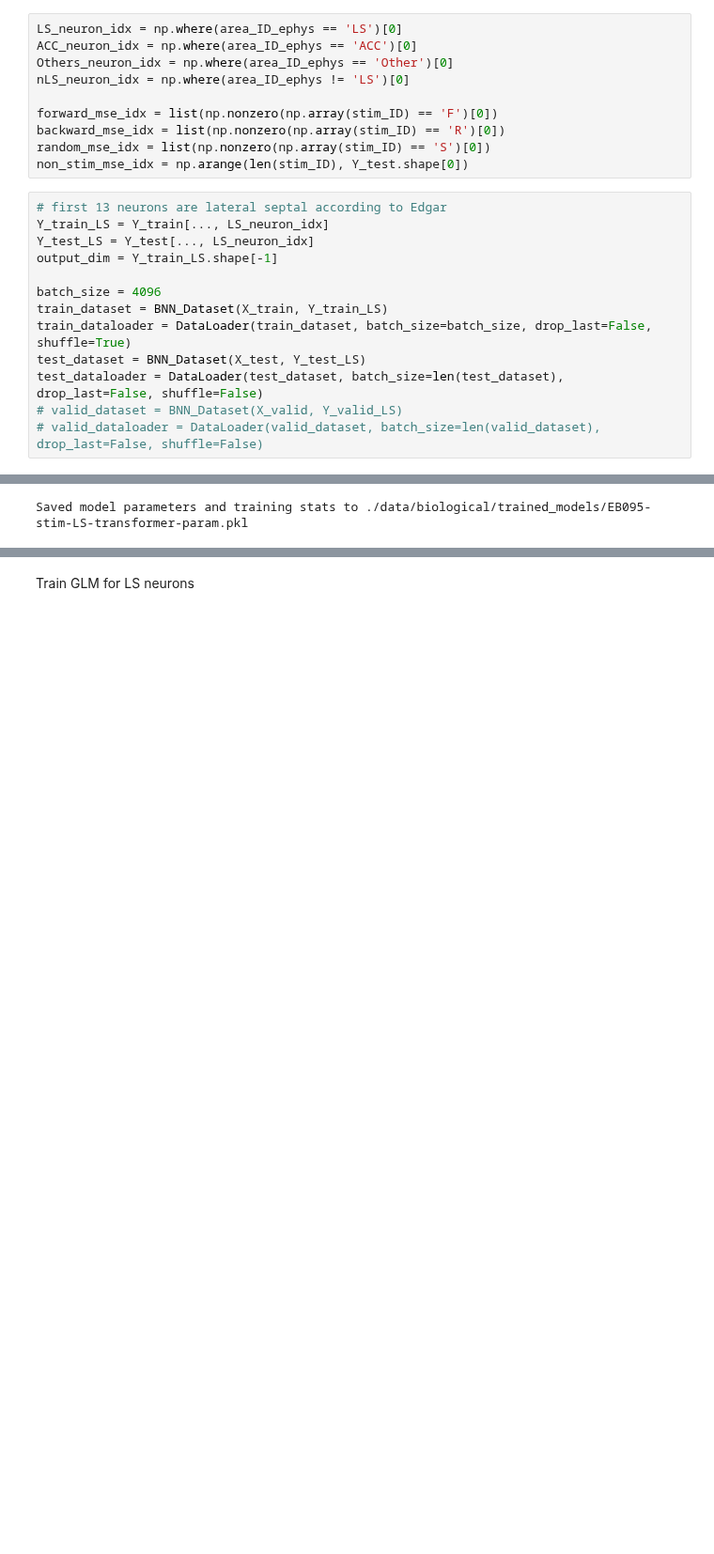
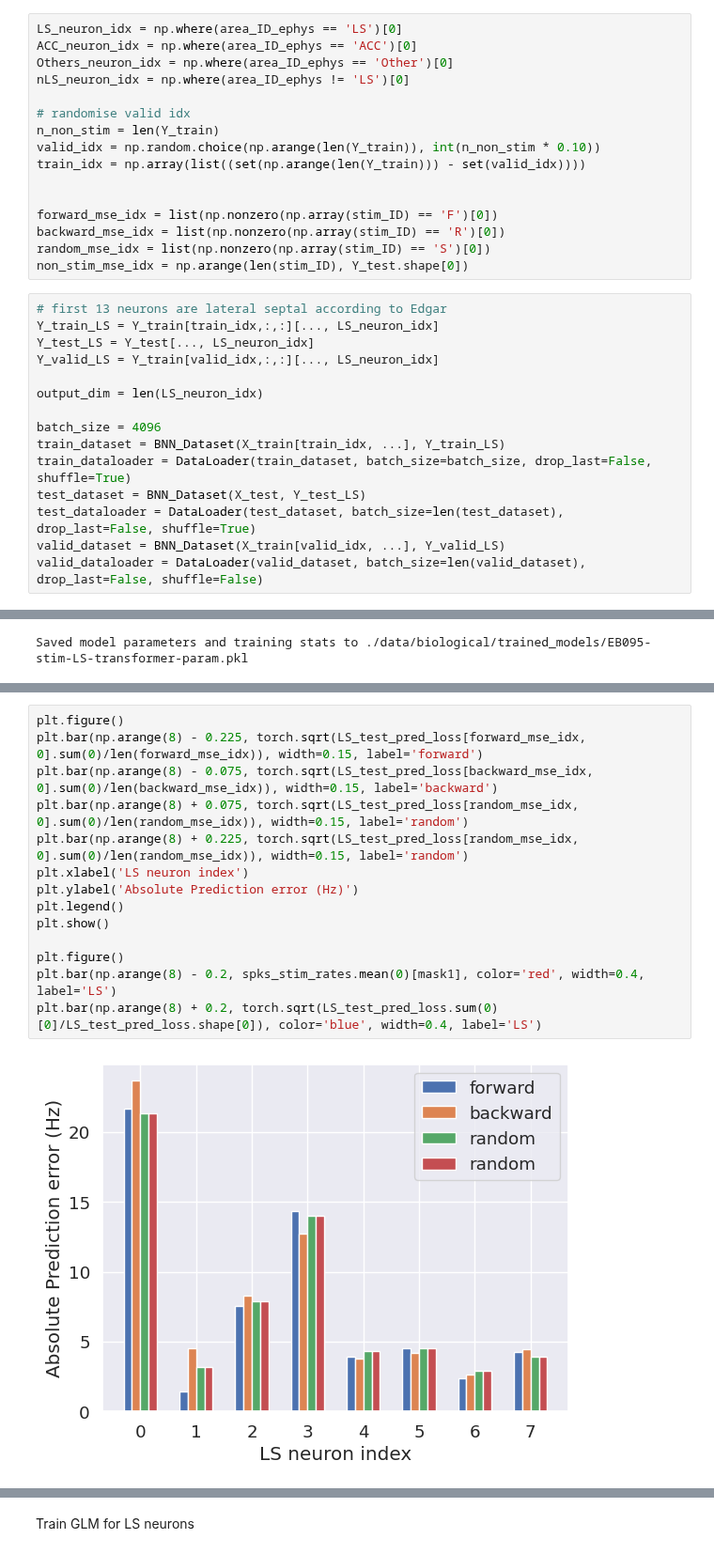
Before and after one commit to cngzlsh/approx_brain, a Jupyter notebook: EB095_tests.ipynb, the cells around one changed output, grey strips where cells are left out. Shown at 94% size. Drawn from its saved outputs; the diff is of its cells as text; blank space fills up the shorter version.

```diff
--- a/EB095_tests.ipynb
+++ b/EB095_tests.ipynb
@@ -180,23 +180,31 @@ ACC_neuron_idx = np.where(area_ID_ephys == 'ACC')[0]
 Others_neuron_idx = np.where(area_ID_ephys == 'Other')[0]
 nLS_neuron_idx = np.where(area_ID_ephys != 'LS')[0]
 
+# randomise valid idx
+n_non_stim = len(Y_train)
+valid_idx = np.random.choice(np.arange(len(Y_train)), int(n_non_stim * 0.10))
+train_idx = np.array(list((set(np.arange(len(Y_train))) - set(valid_idx))))
+
+
 forward_mse_idx = list(np.nonzero(np.array(stim_ID) == 'F')[0])
 backward_mse_idx = list(np.nonzero(np.array(stim_ID) == 'R')[0])
 random_mse_idx = list(np.nonzero(np.array(stim_ID) == 'S')[0])
 non_stim_mse_idx = np.arange(len(stim_ID), Y_test.shape[0])
 # %%
 # first 13 neurons are lateral septal according to Edgar
-Y_train_LS = Y_train[..., LS_neuron_idx]
+Y_train_LS = Y_train[train_idx,:,:][..., LS_neuron_idx]
 Y_test_LS = Y_test[..., LS_neuron_idx]
-output_dim = Y_train_LS.shape[-1]
+Y_valid_LS = Y_train[valid_idx,:,:][..., LS_neuron_idx]
+
+output_dim = len(LS_neuron_idx)
 
 batch_size = 4096
-train_dataset = BNN_Dataset(X_train, Y_train_LS)
+train_dataset = BNN_Dataset(X_train[train_idx, ...], Y_train_LS)
 train_dataloader = DataLoader(train_dataset, batch_size=batch_size, drop_last=False, shuffle=True)
 test_dataset = BNN_Dataset(X_test, Y_test_LS)
-test_dataloader = DataLoader(test_dataset, batch_size=len(test_dataset), drop_last=False, shuffle=False)
-# valid_dataset = BNN_Dataset(X_valid, Y_valid_LS)
-# valid_dataloader = DataLoader(valid_dataset, batch_size=len(valid_dataset), drop_last=False, shuffle=False)
+test_dataloader = DataLoader(test_dataset, batch_size=len(test_dataset), drop_last=False, shuffle=True)
+valid_dataset = BNN_Dataset(X_train[valid_idx, ...], Y_valid_LS)
+valid_dataloader = DataLoader(valid_dataset, batch_size=len(valid_dataset), drop_last=False, shuffle=False)
 # %% [markdown]
 Bayes Opt
 # %%
@@ -420,0 +400,16 @@ tensor([[432.9096,   3.2443,  61.5291, 196.2903,  16.9270,  17.9270,   5.2344,
+# %%
+plt.figure()
+plt.bar(np.arange(8) - 0.225, torch.sqrt(LS_test_pred_loss[forward_mse_idx, 0].sum(0)/len(forward_mse_idx)), width=0.15, label='forward')
+plt.bar(np.arange(8) - 0.075, torch.sqrt(LS_test_pred_loss[backward_mse_idx, 0].sum(0)/len(backward_mse_idx)), width=0.15, label='backward')
+plt.bar(np.arange(8) + 0.075, torch.sqrt(LS_test_pred_loss[random_mse_idx, 0].sum(0)/len(random_mse_idx)), width=0.15, label='random')
+plt.bar(np.arange(8) + 0.225, torch.sqrt(LS_test_pred_loss[random_mse_idx, 0].sum(0)/len(random_mse_idx)), width=0.15, label='random')
+plt.xlabel('LS neuron index')
+plt.ylabel('Absolute Prediction error (Hz)')
+plt.legend()
+plt.show()
+
+plt.figure()
+plt.bar(np.arange(8) - 0.2, spks_stim_rates.mean(0)[mask1], color='red', width=0.4, label='LS')
+plt.bar(np.arange(8) + 0.2, torch.sqrt(LS_test_pred_loss.sum(0)[0]/LS_test_pred_loss.shape[0]), color='blue', width=0.4, label='LS')
+# %% [output]
+[figure, added]
```
Also changed, not shown: parts of 9 cells of this notebook.
